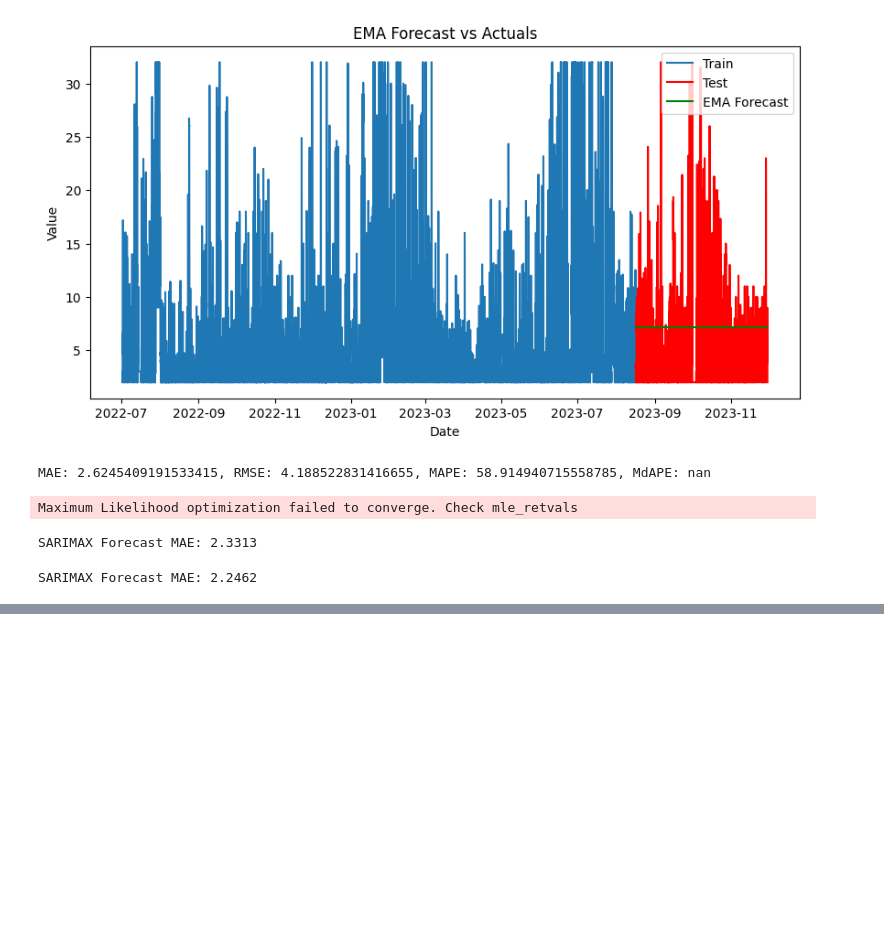
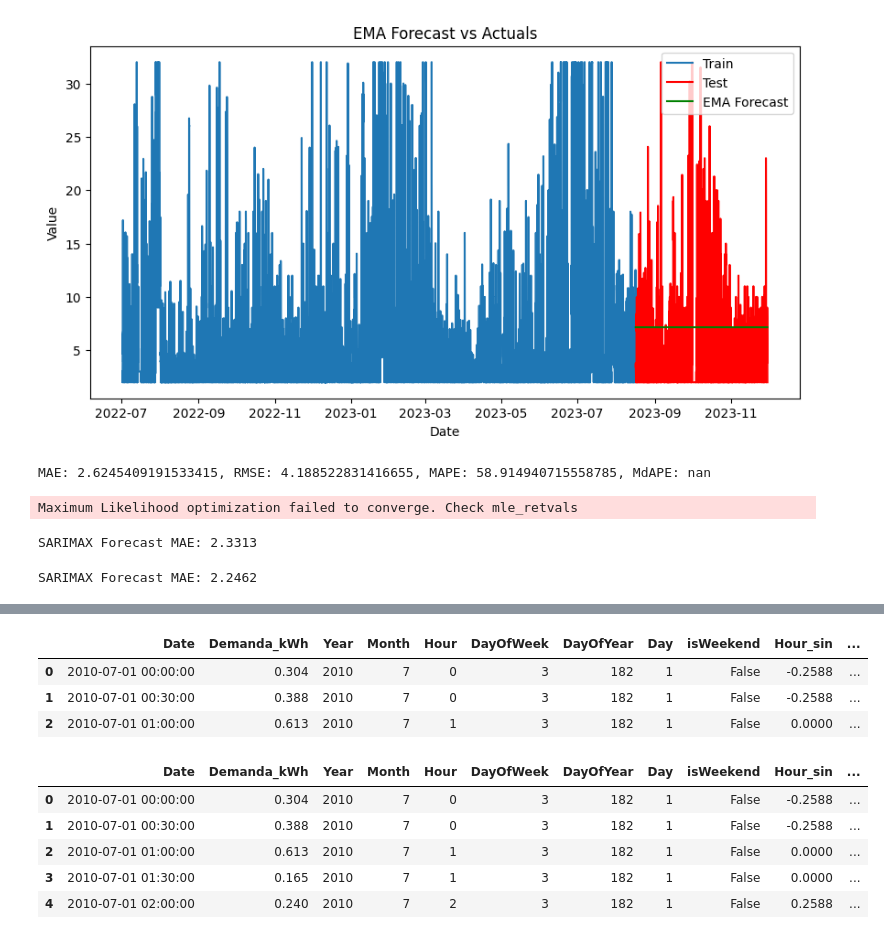
Before and after one commit to AFernandezBenages/WP4, a Jupyter notebook: code/prophet.ipynb, the cells around one changed output, grey strips where cells are left out. Cells and saved outputs as stored; diff of their text form; code cells hidden in the pictures; blank space fills up the shorter version.

```diff
--- a/code/prophet.ipynb
+++ b/code/prophet.ipynb
@@ -382,0 +445,50 @@ SARIMAX Forecast MAE: 2.2462
+# %%
+new_df = pd.melt(df_resultado, id_vars=['date'], value_vars=horas_columnas, var_name='time', value_name='Consumption')
+new_df['time'] = new_df['time'] + ':00'
+new_df['datetime'] = pd.to_datetime(new_df['date'].astype(str) + ' ' + new_df['time'])
+final_df = new_df[['datetime', 'Consumption']]
+final_df = final_df.sort_values(by='datetime').reset_index(drop=True)
+final_df.rename(columns={'datetime': 'Date', 'Consumption': 'Demanda_kWh'}, inplace=True)
+# %%
+final_df["Year"] = final_df["Date"].dt.year
+final_df["Month"] = final_df["Date"].dt.month
+final_df["Hour"] = final_df["Date"].dt.hour
+final_df["DayOfWeek"] = final_df["Date"].dt.day_of_week
+final_df["DayOfYear"] = final_df["Date"].dt.day_of_year
+final_df["Day"] = final_df["Date"].dt.day
+# %%
+#Sine and Cosine Transformations
+def cyclical_encoding(df, cycle_length_list, columns):
+    for col, cycle_length in zip(columns, cycle_length_list):
+        if df[col].min == 0:
+            df[f"{col}_sin"] = np.sin((df[col] / cycle_length) * np.pi * 2).round(4)
+            df[f"{col}_cos"] = np.cos((df[col] / cycle_length) * np.pi * 2).round(4)
+        else:
+            df[f"{col}_sin"] = np.sin(((df[col] - 1) / cycle_length) * np.pi * 2).round(4)
+            df[f"{col}_cos"] = np.cos(((df[col] - 1) / cycle_length) * np.pi * 2).round(4)
+    return df
+
+#Add isWeekend Column based in DayOfTheWeek Value
+final_df["isWeekend"] = final_df["DayOfWeek"].isin([5, 6])
+cycle_lengths = [24, 7, 12, 365]
+cols = ["Hour", "DayOfWeek", "Month", "DayOfYear"]
+
+#Encode cyclical fields using sin/cos transformation
+merged_df = cyclical_encoding(final_df, cycle_lengths, cols)
+
+merged_df.head(3)
+# %% [output]
+|  | Date | Demanda_kWh | Year | Month | Hour | DayOfWeek | DayOfYear | Day | isWeekend | Hour_sin | ... |
+| 0 | 2010-07-01 00:00:00 | 0.304 | 2010 | 7 | 0 | 3 | 182 | 1 | False | -0.2588 | ... |
+| 1 | 2010-07-01 00:30:00 | 0.388 | 2010 | 7 | 0 | 3 | 182 | 1 | False | -0.2588 | ... |
+| 2 | 2010-07-01 01:00:00 | 0.613 | 2010 | 7 | 1 | 3 | 182 | 1 | False | 0.0000 | ... |
+# %%
+final_df.to_csv("../data/newData.csv", index=None)
+final_df.head(5)
+# %% [output]
+|  | Date | Demanda_kWh | Year | Month | Hour | DayOfWeek | DayOfYear | Day | isWeekend | Hour_sin | ... |
+| 0 | 2010-07-01 00:00:00 | 0.304 | 2010 | 7 | 0 | 3 | 182 | 1 | False | -0.2588 | ... |
+| 1 | 2010-07-01 00:30:00 | 0.388 | 2010 | 7 | 0 | 3 | 182 | 1 | False | -0.2588 | ... |
+| 2 | 2010-07-01 01:00:00 | 0.613 | 2010 | 7 | 1 | 3 | 182 | 1 | False | 0.0000 | ... |
+| 3 | 2010-07-01 01:30:00 | 0.165 | 2010 | 7 | 1 | 3 | 182 | 1 | False | 0.0000 | ... |
+| 4 | 2010-07-01 02:00:00 | 0.240 | 2010 | 7 | 2 | 3 | 182 | 1 | False | 0.2588 | ... |
```
Also changed, not shown: parts of 7 cells of this notebook, 50 other files.
